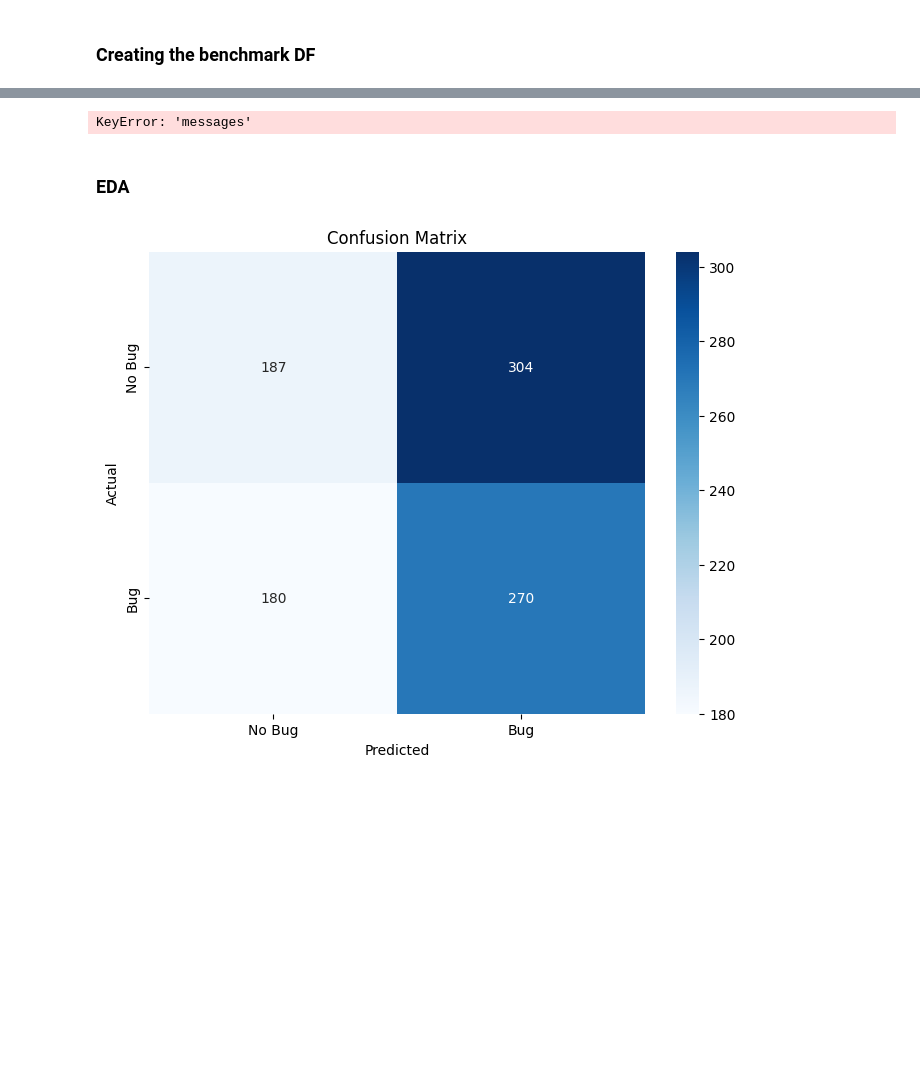
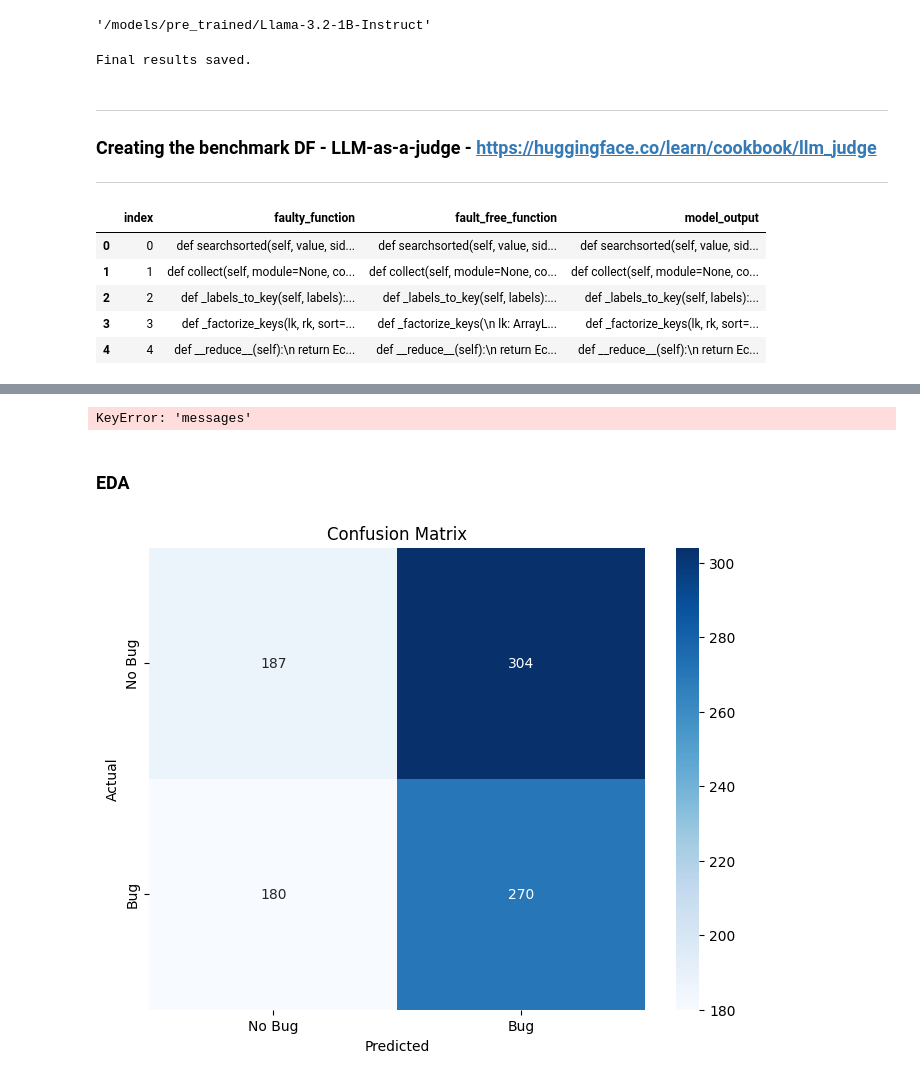
Before and after one commit to OdedHellman/SMLS-For-Debugging, a Jupyter notebook: benchmark/benchmark_llama.ipynb, the cells around one changed output, grey strips where cells are left out. Cells and saved outputs as stored; diff of their text form; code cells hidden in the pictures; blank space fills up the shorter version.

```diff
--- a/benchmark/benchmark_llama.ipynb
+++ b/benchmark/benchmark_llama.ipynb
@@ -14,15 +14,32 @@ import re
 import pandas as pd
 import matplotlib.pyplot as plt
 import seaborn as sns
+import os, json, time, pathlib
+from datetime import datetime
+
+#read private key from file
+with open("/home/odedh/SML-For-Debug/api_key.private", "r") as f:
+    os.environ["OPENAI_API_KEY"] = f.read().strip()
+
+client = OpenAI(
+    api_key=os.environ.get("OPENAI_API_KEY", None),
+    )  # uses OPENAI_API_KEY
 
 from sklearn.metrics import precision_score, recall_score, f1_score, confusion_matrix
 # %%
-OUTPUT_BENCHMARK = "benchmark_results_Llama-1B_no_finetunes.json"
+PORT = "7001"
+BASE_PATH = "/home/odedh/SML-For-Debug"
+TEST_DATASET_PATH = f"{BASE_PATH}/data/dataset2.0/test_2.0.json"
+OUTPUT_BENCHMARK = "outputs/0.2/benchmark_results_Llama-1B_no_finetunes.json"
+BENCHMARK_PATH = f"{BASE_PATH}/benchmark/{OUTPUT_BENCHMARK}"
+# dataset_path = "/home/odedh/SML-For-Debug/data/dataset/pyresbugs_test.jsonl"
 # %%
 client = OpenAI(
-    base_url="http://localhost:8001/v1",
+    base_url=f"http://localhost:{PORT}/v1",
     api_key="-",
 )
 model = client.models.list().data[0].id
 model
+# %% [output]
+'/models/pre_trained/Llama-3.2-1B-Instruct'
 # %%
@@ -107,18 +136,45 @@ def benchmark_openai_structured_model(
 
     return benchmark_results
 # %%
-# FIXME - a tmp remove
-# os.remove("/home/odedh/SML-For-Debug/benchmark/benchmark_results_Qwen3-0.6B_no_finetunes.json")
-
-with jsonlines.open("/home/odedh/SML-For-Debug/data/dataset/pyresbugs_test.jsonl") as reader:
-    test_set = list(reader)
+with open(TEST_DATASET_PATH) as reader:
+    test_set = json.load(reader)
 
 results = benchmark_openai_structured_model(
     test_data=test_set,
     client=client,
     json_schema=json_schema,
     output_path=OUTPUT_BENCHMARK,
-    save_every=10,
+    save_every=1,
 )
+# %% [output]
+Final results saved.
 # %% [markdown]
-### Creating the benchmark DF
+---
+### Creating the benchmark DF - LLM-as-a-judge - https://huggingface.co/learn/cookbook/llm_judge
+
+---
+# %%
+# Reading all model's outputs
+with open(BENCHMARK_PATH, "r") as f:
+    benchmark_results = json.load(f)
+# Reading all ground truth outputs
+with open(TEST_DATASET_PATH, "r") as f:
+    test_set = json.load(f)
+
+# Create a dataframe with only the index, buggy_function_code, and output
+benchmark_df = pd.DataFrame([
+    {
+        "index": result["index"],
+        "faulty_function": result["input"][1]["content"]["buggy_function_code"],
+        "fault_free_function": gt['completion'][0]['content'],
+        "model_output": result.get("output", ""),
+    } for result, gt in zip(benchmark_results, test_set)])
+
+benchmark_df.head()
+# %% [output]
+|  | index | faulty_function | fault_free_function | model_output |
+| 0 | 0 | def searchsorted(self, value, sid... | def searchsorted(self, value, sid... | def searchsorted(self, value, sid... |
+| 1 | 1 | def collect(self, module=None, co... | def collect(self, module=None, co... | def collect(self, module=None, co... |
+| 2 | 2 | def _labels_to_key(self, labels):... | def _labels_to_key(self, labels):... | def _labels_to_key(self, labels):... |
+| 3 | 3 | def _factorize_keys(lk, rk, sort=... | def _factorize_keys(\n lk: ArrayL... | def _factorize_keys(lk, rk, sort=... |
+| 4 | 4 | def __reduce__(self):\n return Ec... | def __reduce__(self):\n return Ec... | def __reduce__(self):\n return Ec... |
```
Also changed, not shown: parts of 7 cells of this notebook, 19 other files.
